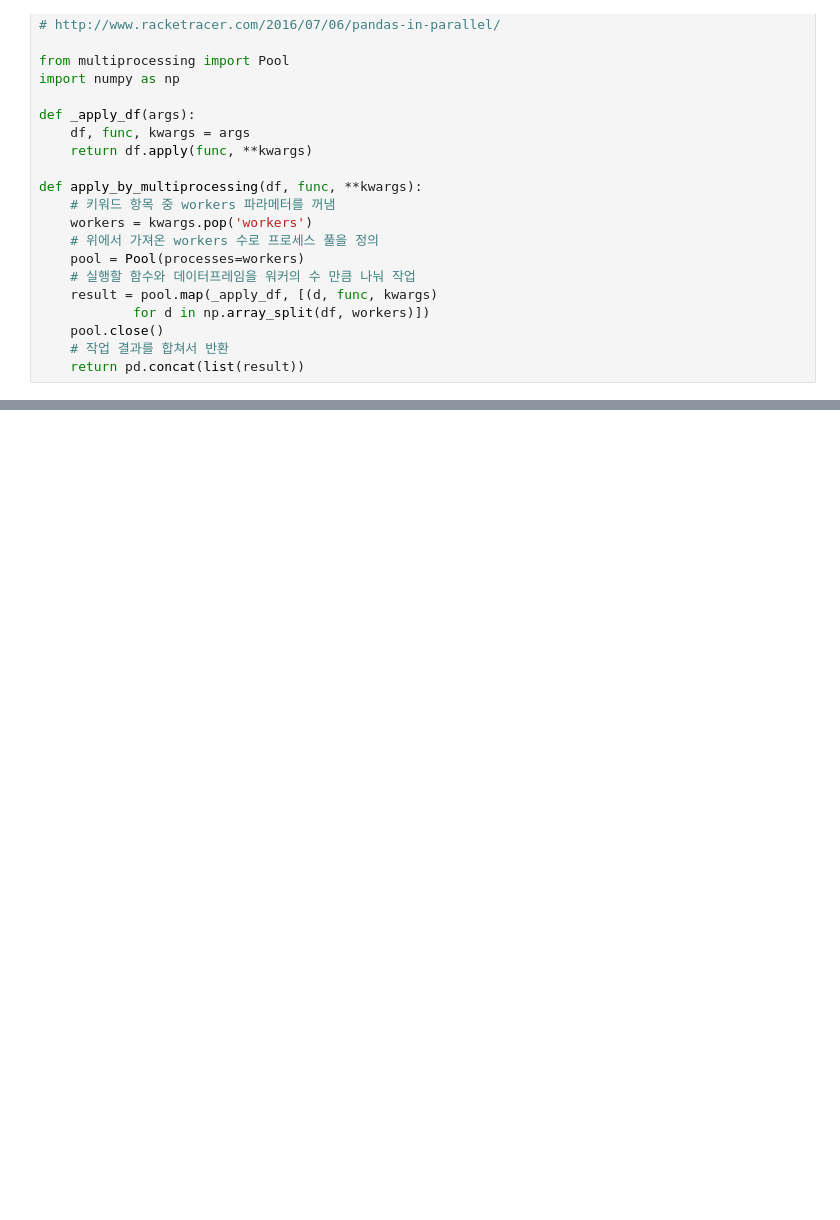
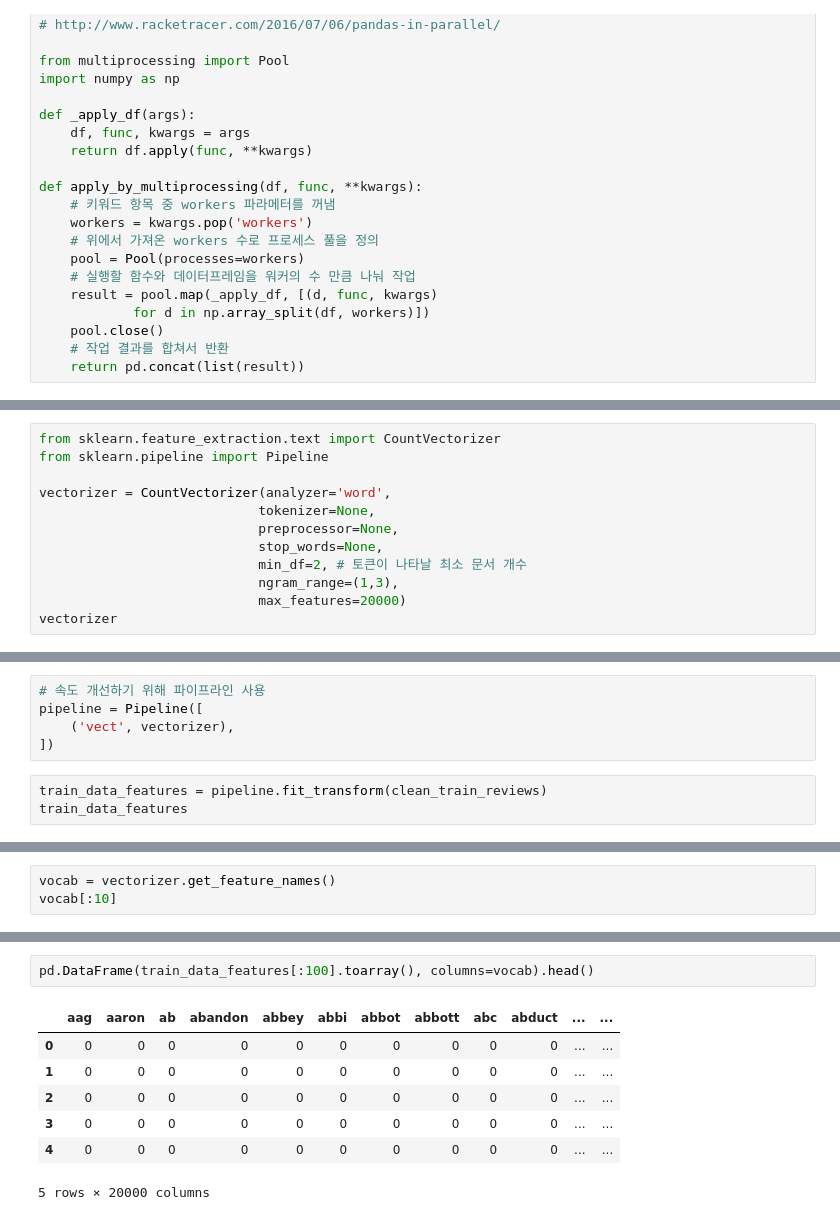
Before and after one commit to Maresak/programmers_lecture, a Jupyter notebook: 09_nltk_tutorial.ipynb, the cells around one changed output, grey strips where cells are left out. Cells and saved outputs as stored; diff of their text form; blank space fills up the shorter version.

```diff
--- a/09_nltk_tutorial.ipynb
+++ b/09_nltk_tutorial.ipynb
@@ -345,0 +463,12 @@ def apply_by_multiprocessing(df, func, **kwargs):
+# %%
+from sklearn.feature_extraction.text import CountVectorizer
+from sklearn.pipeline import Pipeline
+
+vectorizer = CountVectorizer(analyzer='word',
+                            tokenizer=None,
+                            preprocessor=None,
+                            stop_words=None,
+                            min_df=2, # 토큰이 나타날 최소 문서 개수
+                            ngram_range=(1,3),
+                            max_features=20000)
+vectorizer
@@ -345,0 +482,8 @@ def apply_by_multiprocessing(df, func, **kwargs):
+# %%
+# 속도 개선하기 위해 파이프라인 사용
+pipeline = Pipeline([
+    ('vect', vectorizer),
+])
+# %%
+train_data_features = pipeline.fit_transform(clean_train_reviews)
+train_data_features
@@ -345,0 +497,3 @@ def apply_by_multiprocessing(df, func, **kwargs):
+# %%
+vocab = vectorizer.get_feature_names()
+vocab[:10]
@@ -345,0 +525,10 @@ def apply_by_multiprocessing(df, func, **kwargs):
+# %%
+pd.DataFrame(train_data_features[:100].toarray(), columns=vocab).head()
+# %% [output]
+|  | aag | aaron | ab | abandon | abbey | abbi | abbot | abbott | abc | abduct | ... | ... |
+| 0 | 0 | 0 | 0 | 0 | 0 | 0 | 0 | 0 | 0 | 0 | ... | ... |
+| 1 | 0 | 0 | 0 | 0 | 0 | 0 | 0 | 0 | 0 | 0 | ... | ... |
+| 2 | 0 | 0 | 0 | 0 | 0 | 0 | 0 | 0 | 0 | 0 | ... | ... |
+| 3 | 0 | 0 | 0 | 0 | 0 | 0 | 0 | 0 | 0 | 0 | ... | ... |
+| 4 | 0 | 0 | 0 | 0 | 0 | 0 | 0 | 0 | 0 | 0 | ... | ... |
+5 rows × 20000 columns
```
Also changed, not shown: parts of 35 cells of this notebook, 4 other files.
